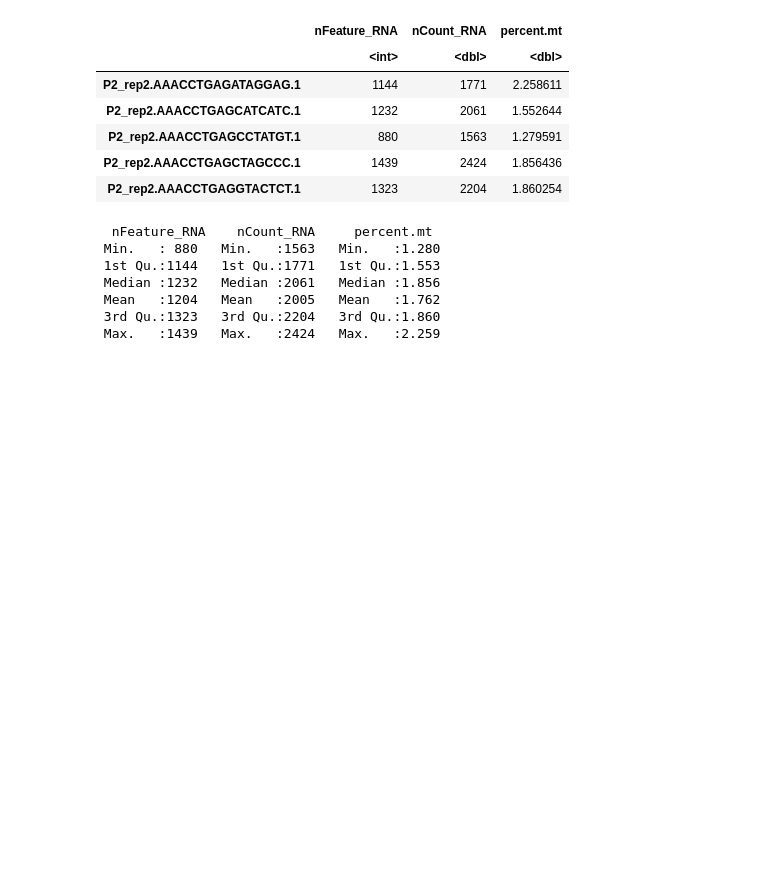
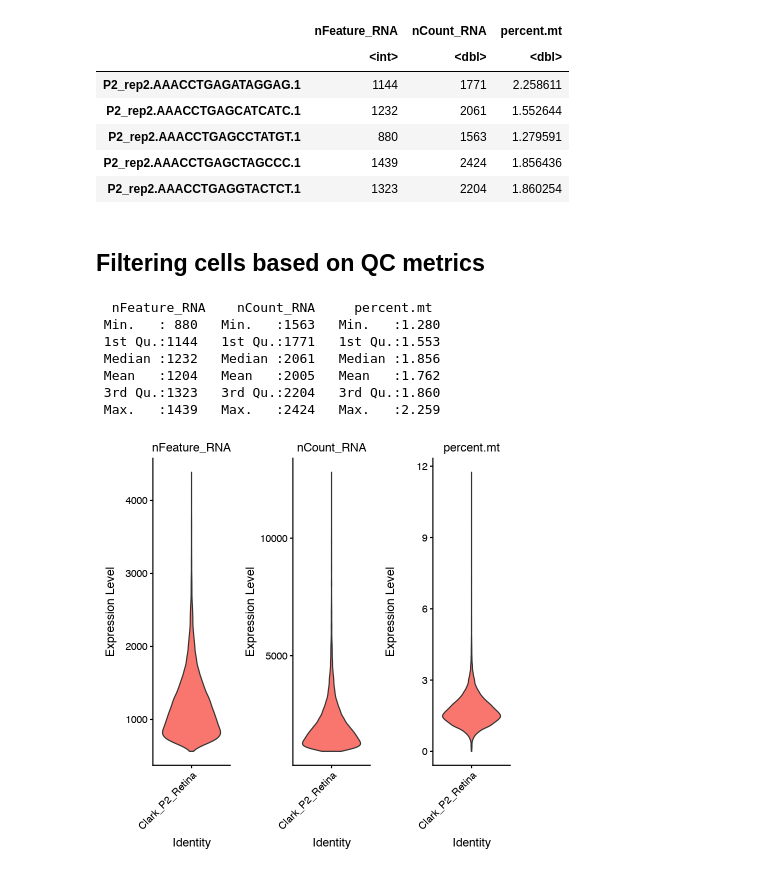
Before and after one commit to ironman-tetsuo/Introduction_to_scRNA-seq, a Jupyter notebook: 1_Clark_P2_Retina/Clark_P2_Retina.ipynb, the cells around one changed output. Drawn from its saved outputs; the diff is of its cells as text; code cells hidden in the pictures; blank space fills up the shorter version.

```diff
--- a/1_Clark_P2_Retina/Clark_P2_Retina.ipynb
+++ b/1_Clark_P2_Retina/Clark_P2_Retina.ipynb
@@ -207,6 +215,8 @@ A data.frame: 5 × 3
 | P2_rep2.AAACCTGAGCCTATGT.1 | 880 | 1563 | 1.279591 |
 | P2_rep2.AAACCTGAGCTAGCCC.1 | 1439 | 2424 | 1.856436 |
 | P2_rep2.AAACCTGAGGTACTCT.1 | 1323 | 2204 | 1.860254 |
+# %% [markdown]
+## Filtering cells based on QC metrics
 # %%
 # Summarize the QC metrics
 summary(dat@meta.data[1:5, c("nFeature_RNA", "nCount_RNA", "percent.mt")])
@@ -218,3 +228,8 @@ summary(dat@meta.data[1:5, c("nFeature_RNA", "nCount_RNA", "percent.mt")])
  Mean   :1204   Mean   :2005   Mean   :1.762
  3rd Qu.:1323   3rd Qu.:2204   3rd Qu.:1.860
  Max.   :1439   Max.   :2424   Max.   :2.259
+# %%
+# Visualize QC metrics as a violin plot
+VlnPlot(dat, features = c("nFeature_RNA", "nCount_RNA", "percent.mt"), ncol = 3, pt.size=FALSE)
+# %% [output]
+[figure, added]
```
Also changed, not shown: parts of 2 cells of this notebook.
